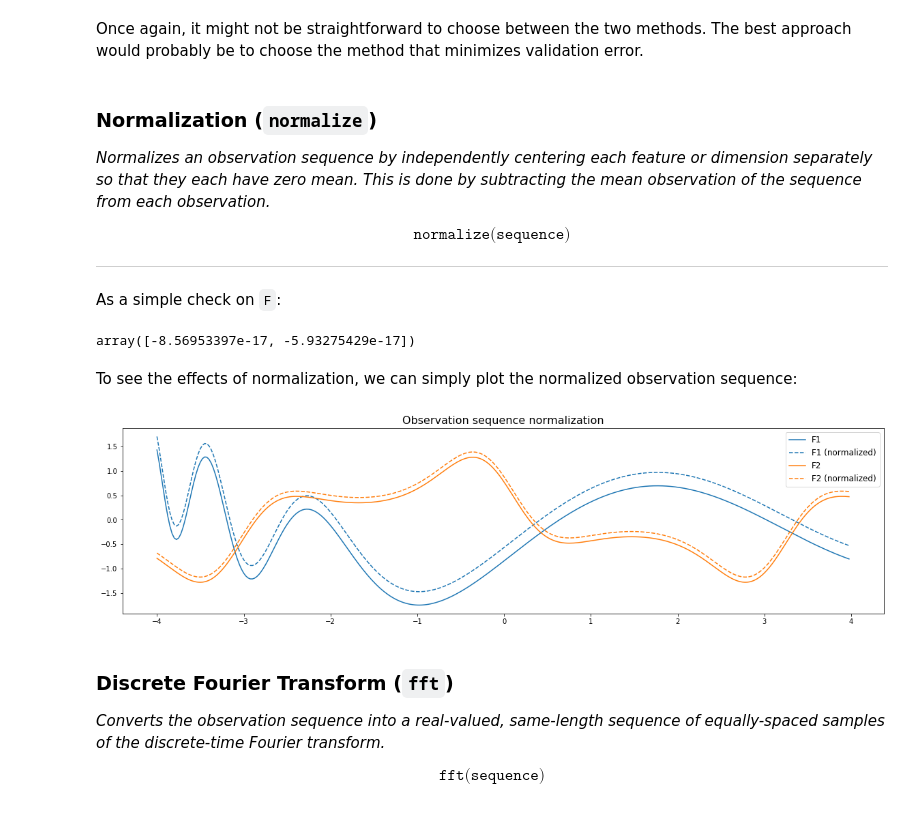
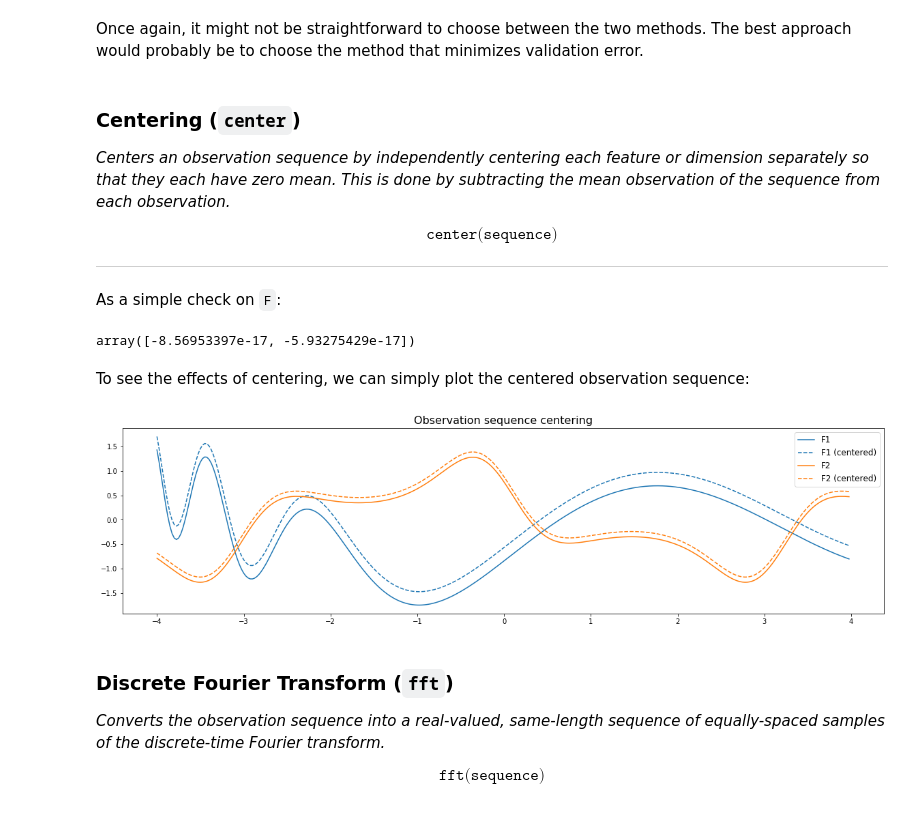
Before and after one commit to eonu/sequentia, a Jupyter notebook: notebooks/2 - Preprocessing (Tutorial).ipynb, the cells around one changed output. Saved outputs shown, nothing was run; the diff lists cells and outputs as text; code cells hidden in the pictures.

Commit message:
[patch:lib] Rename normalize function to center (#62)
* Rename normalize function to center

```diff
--- a/notebooks/2 - Preprocessing (Tutorial).ipynb
+++ b/notebooks/2 - Preprocessing (Tutorial).ipynb
@@ -162,11 +162,11 @@ plt.show()
 # %% [markdown]
 Once again, it might not be straightforward to choose between the two methods. The best approach would probably be to choose the method that minimizes validation error.
 # %% [markdown]
-### Normalization (`normalize`)
+### Centering (`center`)
 
-_Normalizes an observation sequence by independently centering each feature or dimension separately so that they each have zero mean. This is done by subtracting the mean observation of the sequence from each observation._
+_Centers an observation sequence by independently centering each feature or dimension separately so that they each have zero mean. This is done by subtracting the mean observation of the sequence from each observation._
 
-$$\texttt{normalize(sequence)}$$
+$$\texttt{center(sequence)}$$
 
 ---
 
@@ -176,18 +176,18 @@ np.mean(normalize(F), axis=0)
 # %% [output]
 array([-8.56953397e-17, -5.93275429e-17])
 # %% [markdown]
-To see the effects of normalization, we can simply plot the normalized observation sequence:
+To see the effects of centering, we can simply plot the centered observation sequence:
 # %%
 plt.figure(figsize=(20, 5))
-plt.title('Observation sequence normalization', fontsize=16)
+plt.title('Observation sequence centering', fontsize=16)
 plt.plot(xs, F1, label='F1')
-plt.plot(xs, normalize(F1), 'C0--', label='F1 (normalized)')
+plt.plot(xs, center(F1), 'C0--', label='F1 (centered)')
 plt.plot(xs, F2, label='F2')
-plt.plot(xs, normalize(F2), 'C1--', label='F2 (normalized)')
+plt.plot(xs, center(F2), 'C1--', label='F2 (centered)')
 plt.legend(fontsize=12)
 plt.show()
 # %% [output]
-[figure, old version]
+[figure, new version]
 # %% [markdown]
 ### Discrete Fourier Transform (`fft`)
 
```
Also changed, not shown: parts of 7 cells of this notebook, 10 other files.
